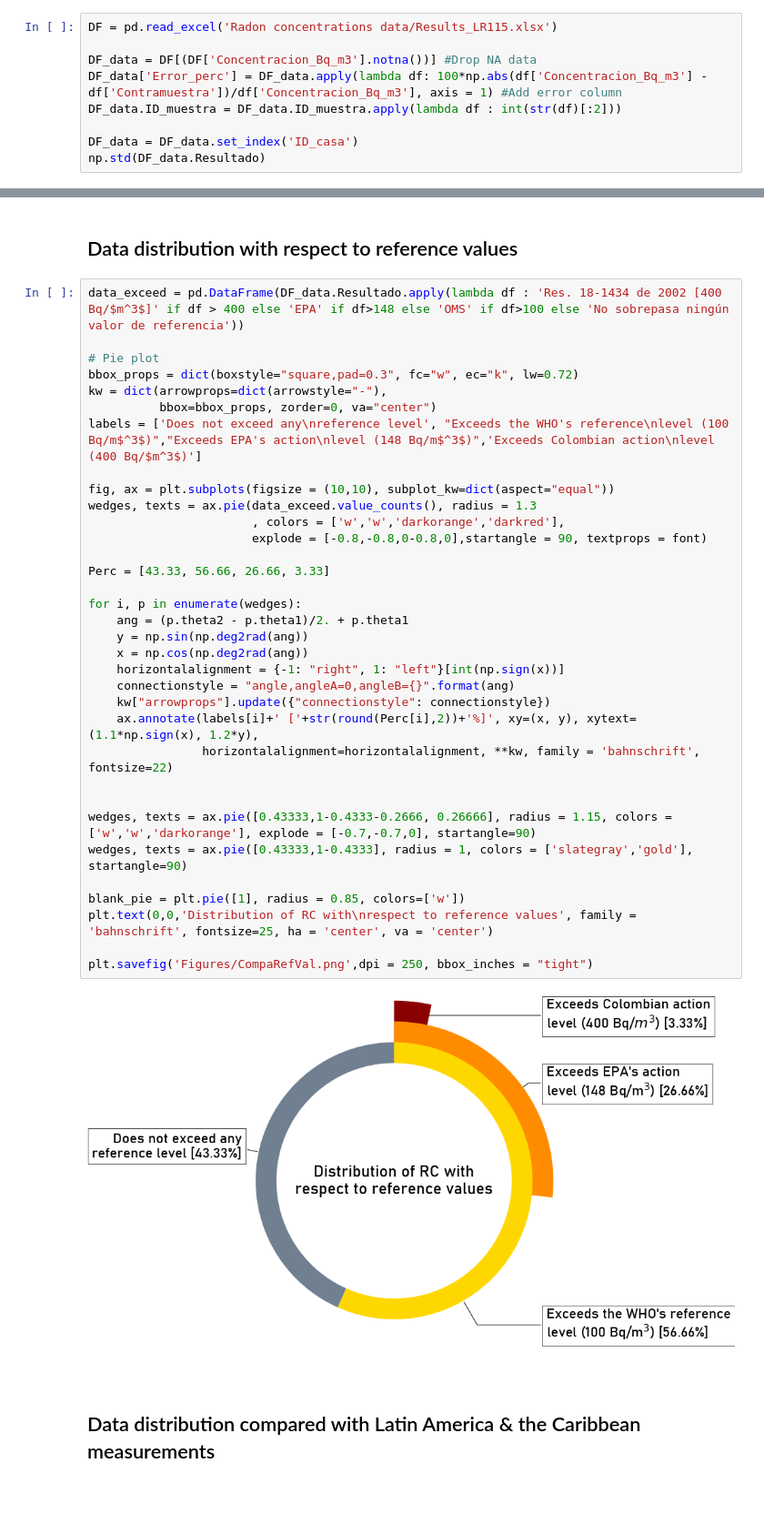
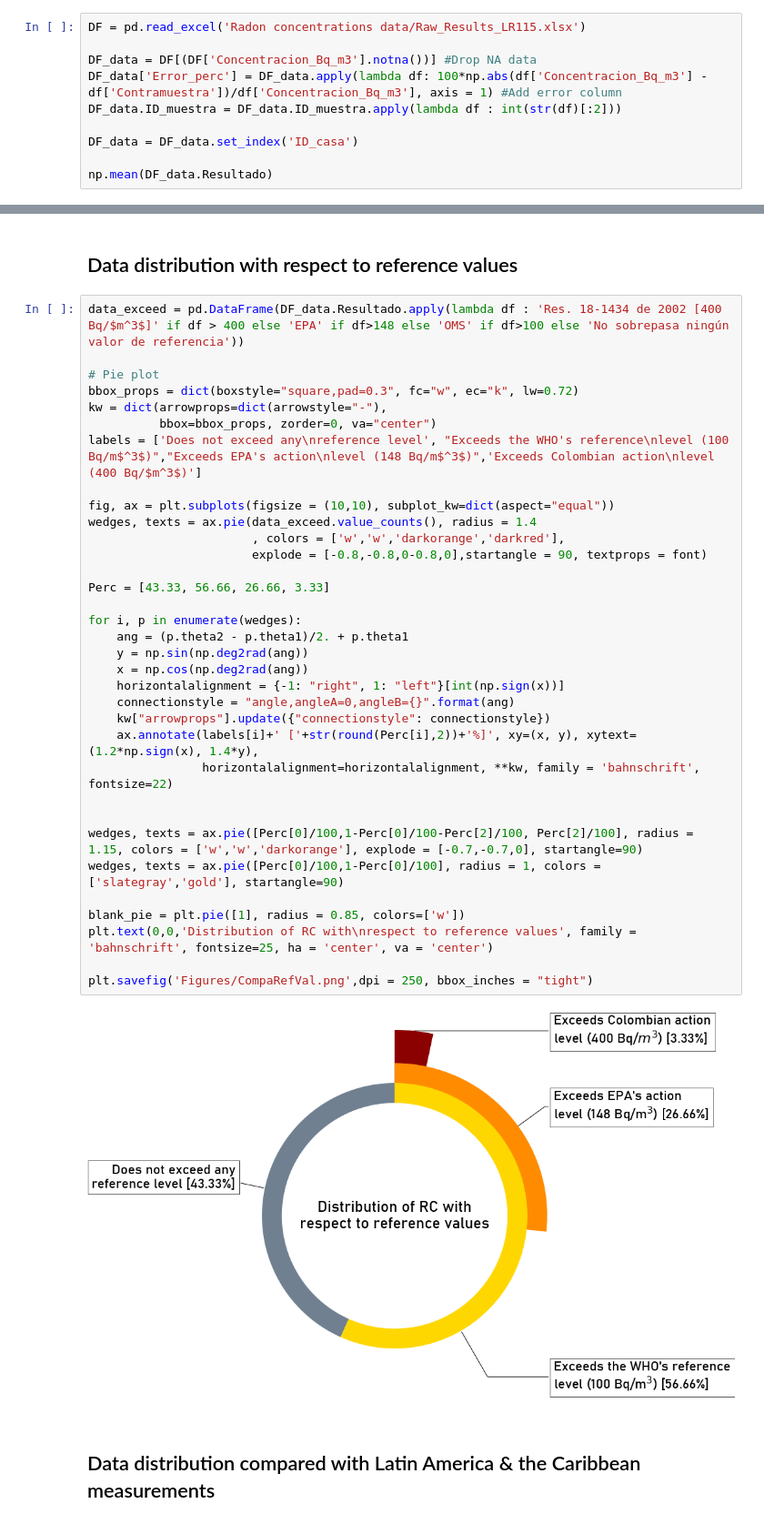
Before and after one commit to mdominguezd/RnSurvey_Bogota_DataAnalysis, a Jupyter notebook: Data distribution.ipynb, the cells around one changed output, grey strips where cells are left out. Shown at 91% size. Drawn from its saved outputs; the diff is of its cells as text; blank space fills up the shorter version.

```diff
--- a/Data distribution.ipynb
+++ b/Data distribution.ipynb
@@ -14,12 +14,13 @@ from matplotlib.gridspec import GridSpec as gspec
 ## Radon concentrations
 We import the radon concentrations measured. (RAW DATA)
 # %%
-DF = pd.read_excel('Radon concentrations data/Results_LR115.xlsx')
+DF = pd.read_excel('Radon concentrations data/Raw_Results_LR115.xlsx')
 
 DF_data = DF[(DF['Concentracion_Bq_m3'].notna())] #Drop NA data
 DF_data['Error_perc'] = DF_data.apply(lambda df: 100*np.abs(df['Concentracion_Bq_m3'] - df['Contramuestra'])/df['Concentracion_Bq_m3'], axis = 1) #Add error column
 DF_data.ID_muestra = DF_data.ID_muestra.apply(lambda df : int(str(df)[:2]))
 
 DF_data = DF_data.set_index('ID_casa')
-np.std(DF_data.Resultado)
+
+np.mean(DF_data.Resultado)
 # %% [output]
@@ -84,38 +88,38 @@ fig.savefig('Figures/Rn_Histogram.png', dpi = 150)
 data_exceed = pd.DataFrame(DF_data.Resultado.apply(lambda df : 'Res. 18-1434 de 2002 [400 Bq/$m^3$]' if df > 400 else 'EPA' if df>148 else 'OMS' if df>100 else 'No sobrepasa ningún valor de referencia'))
 
 # Pie plot
 bbox_props = dict(boxstyle="square,pad=0.3", fc="w", ec="k", lw=0.72)
 kw = dict(arrowprops=dict(arrowstyle="-"),
           bbox=bbox_props, zorder=0, va="center")
 labels = ['Does not exceed any\nreference level', "Exceeds the WHO's reference\nlevel (100 Bq/m$^3$)","Exceeds EPA's action\nlevel (148 Bq/m$^3$)",'Exceeds Colombian action\nlevel (400 Bq/$m^3$)']
 
 fig, ax = plt.subplots(figsize = (10,10), subplot_kw=dict(aspect="equal"))
-wedges, texts = ax.pie(data_exceed.value_counts(), radius = 1.3
+wedges, texts = ax.pie(data_exceed.value_counts(), radius = 1.4
                        , colors = ['w','w','darkorange','darkred'],
                        explode = [-0.8,-0.8,0-0.8,0],startangle = 90, textprops = font)
 
 Perc = [43.33, 56.66, 26.66, 3.33]
 
 for i, p in enumerate(wedges):
     ang = (p.theta2 - p.theta1)/2. + p.theta1
     y = np.sin(np.deg2rad(ang))
     x = np.cos(np.deg2rad(ang))
     horizontalalignment = {-1: "right", 1: "left"}[int(np.sign(x))]
     connectionstyle = "angle,angleA=0,angleB={}".format(ang)
     kw["arrowprops"].update({"connectionstyle": connectionstyle})
-    ax.annotate(labels[i]+' ['+str(round(Perc[i],2))+'%]', xy=(x, y), xytext=(1.1*np.sign(x), 1.2*y),
+    ax.annotate(labels[i]+' ['+str(round(Perc[i],2))+'%]', xy=(x, y), xytext=(1.2*np.sign(x), 1.4*y),
                 horizontalalignment=horizontalalignment, **kw, family = 'bahnschrift', fontsize=22)
 
 
-wedges, texts = ax.pie([0.43333,1-0.4333-0.2666, 0.26666], radius = 1.15, colors = ['w','w','darkorange'], explode = [-0.7,-0.7,0], startangle=90)
-wedges, texts = ax.pie([0.43333,1-0.4333], radius = 1, colors = ['slategray','gold'], startangle=90)
+wedges, texts = ax.pie([Perc[0]/100,1-Perc[0]/100-Perc[2]/100, Perc[2]/100], radius = 1.15, colors = ['w','w','darkorange'], explode = [-0.7,-0.7,0], startangle=90)
+wedges, texts = ax.pie([Perc[0]/100,1-Perc[0]/100], radius = 1, colors = ['slategray','gold'], startangle=90)
 
 blank_pie = plt.pie([1], radius = 0.85, colors=['w'])
 plt.text(0,0,'Distribution of RC with\nrespect to reference values', family = 'bahnschrift', fontsize=25, ha = 'center', va = 'center')
 
 plt.savefig('Figures/CompaRefVal.png',dpi = 250, bbox_inches = "tight")
 # %% [output]
-[figure, old version]
+[figure, new version]
 # %% [markdown]
 ## Data distribution compared with Latin America & the Caribbean measurements
 # %%
```
Also changed, not shown: parts of 4 cells of this notebook, 15 other files.
